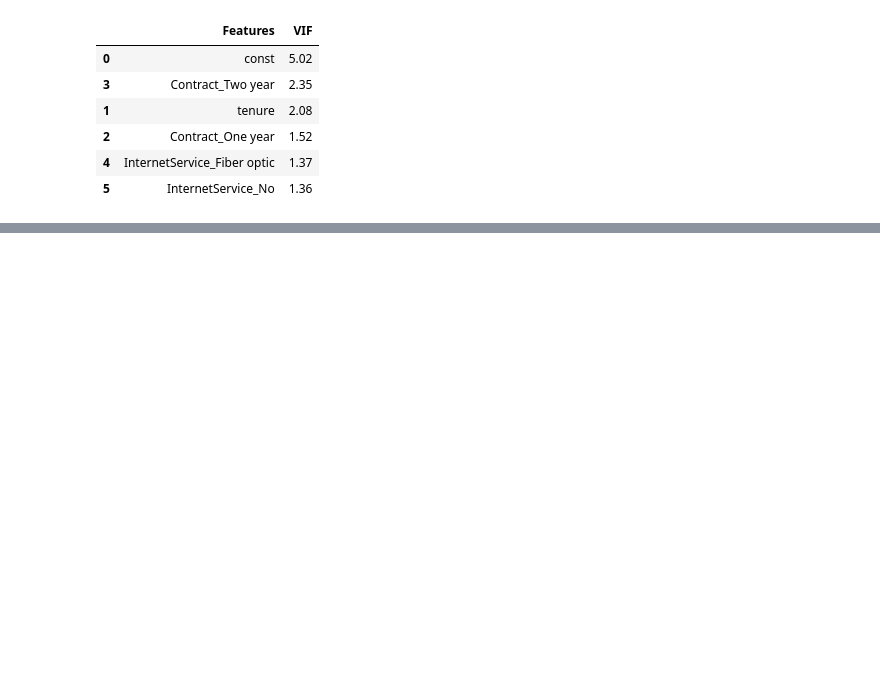
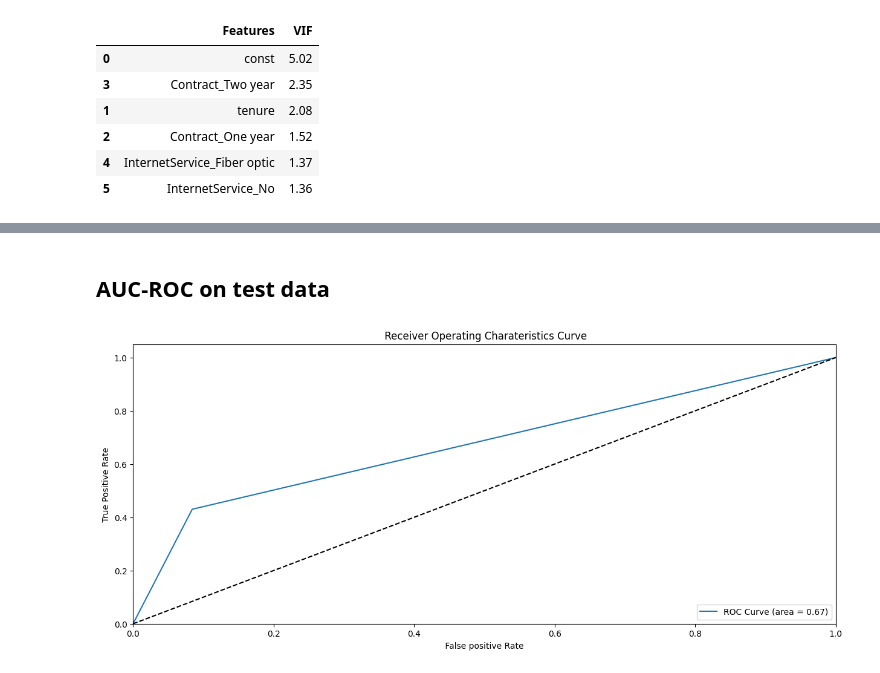
Before and after one commit to Harshit-tech9/Telecom_Churn_Case_Study, a Jupyter notebook: Telecom_Case_study_using_Logistic_Regression.ipynb, the cells around one changed output, grey strips where cells are left out. Drawn from its saved outputs; the diff is of its cells as text; code cells hidden in the pictures; blank space fills up the shorter version.

```diff
--- a/Telecom_Case_study_using_Logistic_Regression.ipynb
+++ b/Telecom_Case_study_using_Logistic_Regression.ipynb
@@ -1046,0 +1092,6 @@ vif
+# %%
+y_test_arr = np.array(y_test).reshape(-1)
+# %%
+y_test_pred_final = pd.DataFrame({'Churn':y_test_arr, 'Churn_prob': y_test_pred})
+y_test_pred_final['CustID'] = y_test.index
+y_test_pred_final.head()
@@ -1046,0 +1105,3 @@ vif
+# %%
+y_test_pred_final['churn_pred'] = y_test_pred_final.Churn_prob.map(lambda x : 1 if x > 0.5 else 0)
+y_test_pred_final.head()
@@ -1046,0 +1181,6 @@ vif
+# %% [markdown]
+## AUC-ROC on test data
+# %%
+plot_roc(y_test_pred_final['Churn'], y_test_pred_final['churn_pred'])
+# %% [output]
+[figure, added]
```
Also changed, not shown: parts of 41 cells of this notebook.
